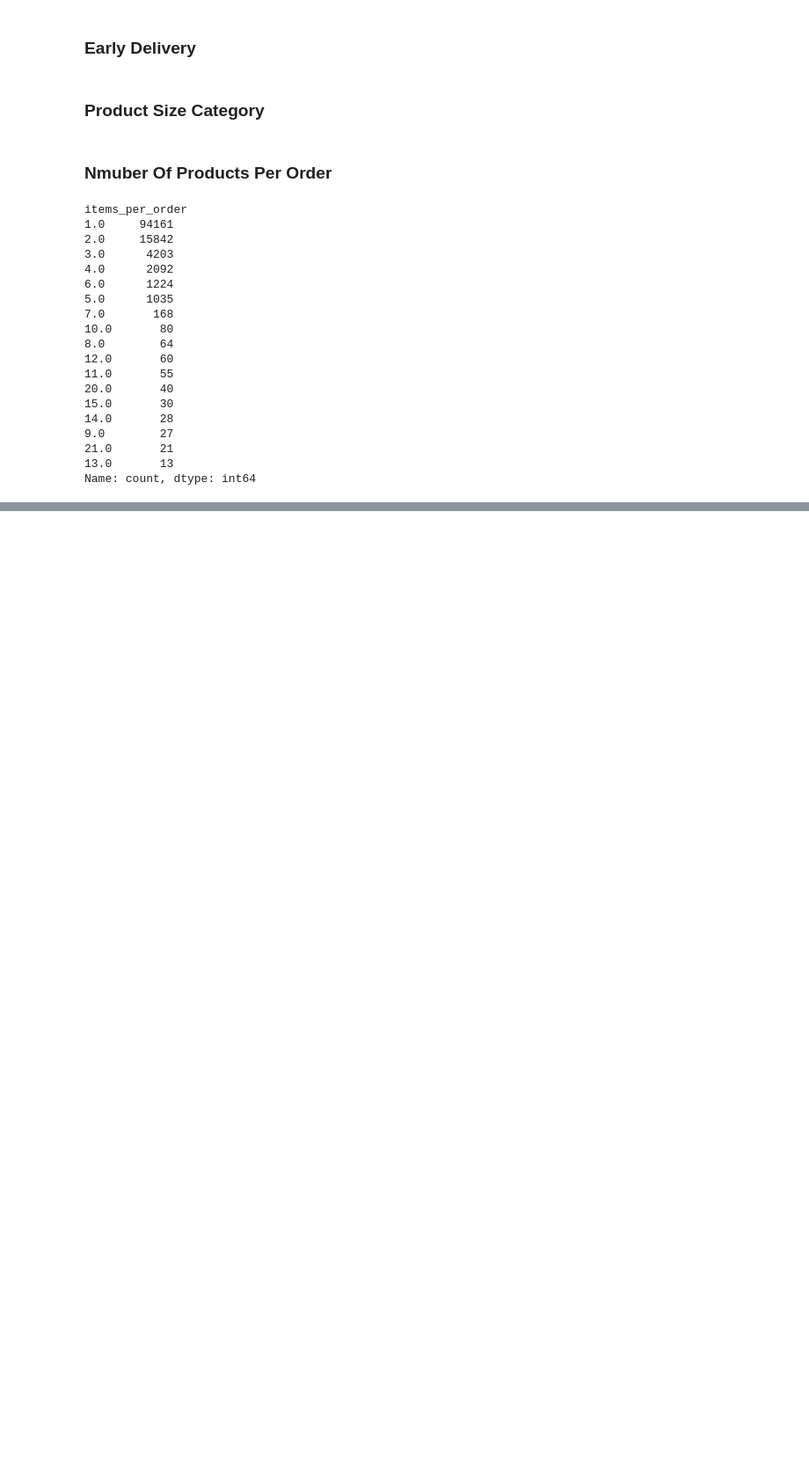
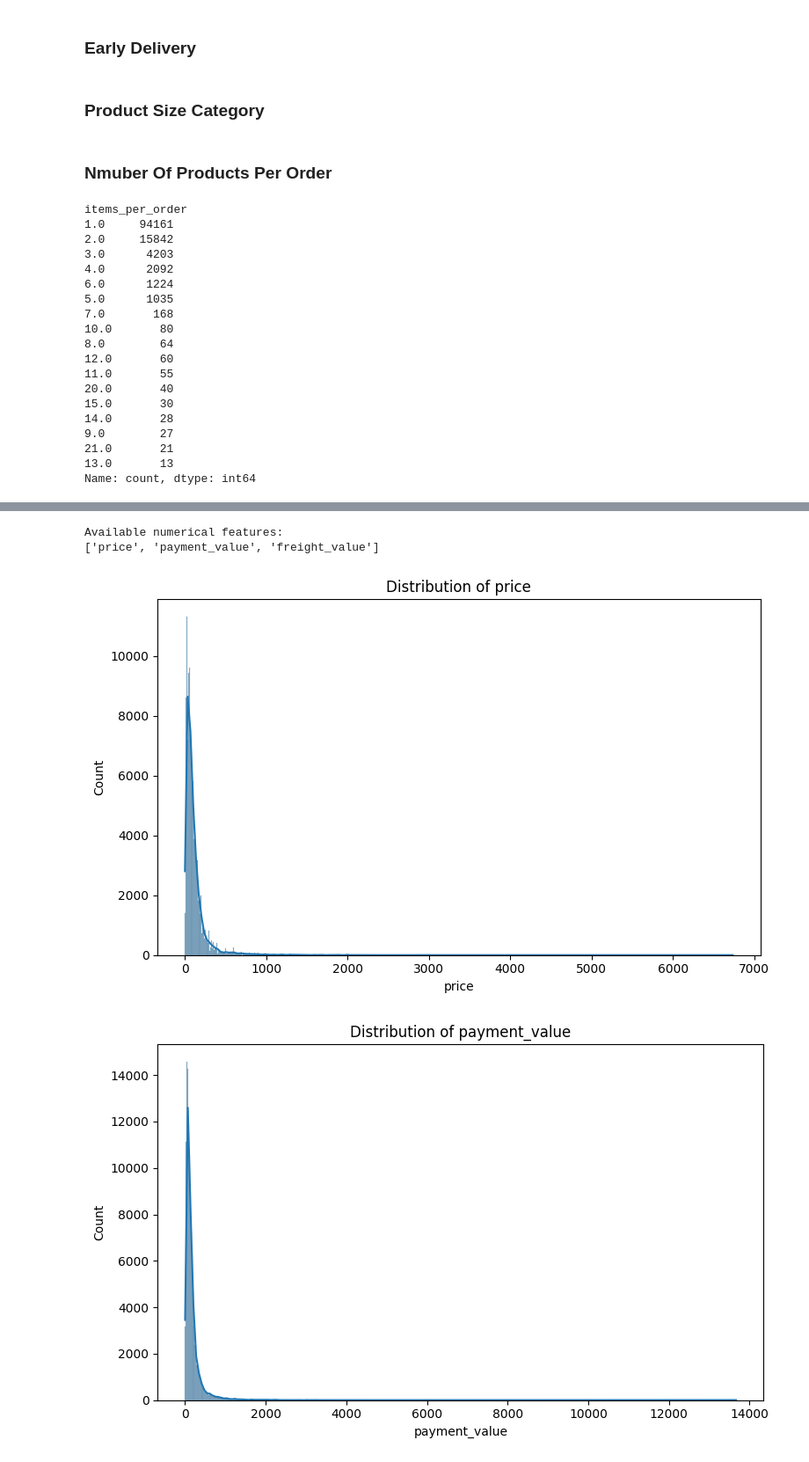
Before and after one commit to Mar-SHieee/Customer-Rating-Prediction, a Jupyter notebook: Customer_Rating_Prediction.ipynb, the cells around one changed output, grey strips where cells are left out. Shown at 88% size. Saved outputs shown, nothing was run; the diff lists cells and outputs as text; code cells hidden in the pictures; blank space fills up the shorter version.

```diff
--- a/Customer_Rating_Prediction.ipynb
+++ b/Customer_Rating_Prediction.ipynb
@@ -979,0 +1081,38 @@ df
+# %%
+# Select important numerical features that actually exist in the dataset
+feature_candidates = [
+    "age",
+    "customer_age",
+    "price",
+    "quantity",
+    "discount",
+    "discount_percent",
+    "stock",
+    "stock_before_sale",
+    "delivery_delay",
+    "payment_value",
+    "freight_value",
+    "price_gap"
+]
+
+available_numeric = [
+    c for c in feature_candidates
+    if c in df.columns and pd.api.types.is_numeric_dtype(df[c])
+]
+
+print("Available numerical features:")
+print(available_numeric)
+
+for col in available_numeric:
+    plt.figure(figsize=(8, 5))
+    sns.histplot(df[col].dropna(), kde=True)
+    plt.title(f"Distribution of {col}")
+    plt.xlabel(col)
+    plt.ylabel("Count")
+    plt.tight_layout()
+    plt.show()
+# %% [output]
+Available numerical features:
+['price', 'payment_value', 'freight_value']
+[figure, added]
+[figure, added]
```
Also changed, not shown: parts of 36 cells of this notebook.
